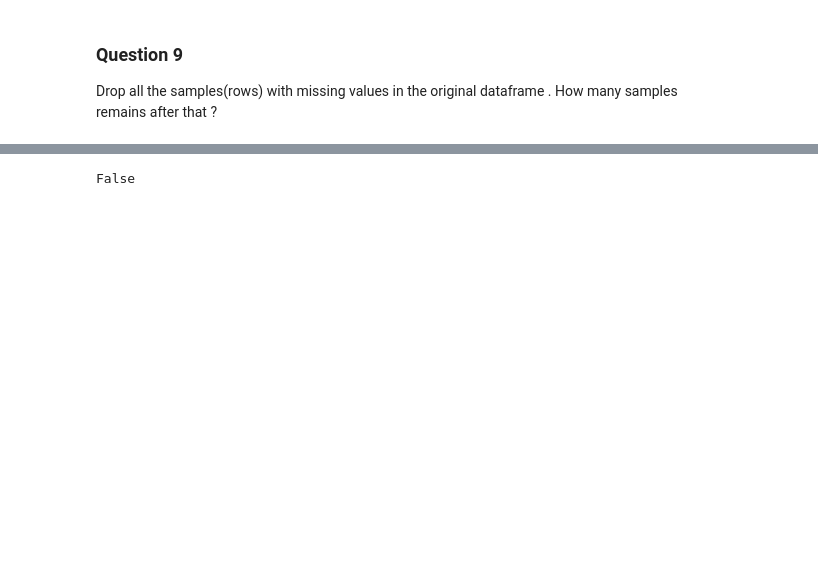
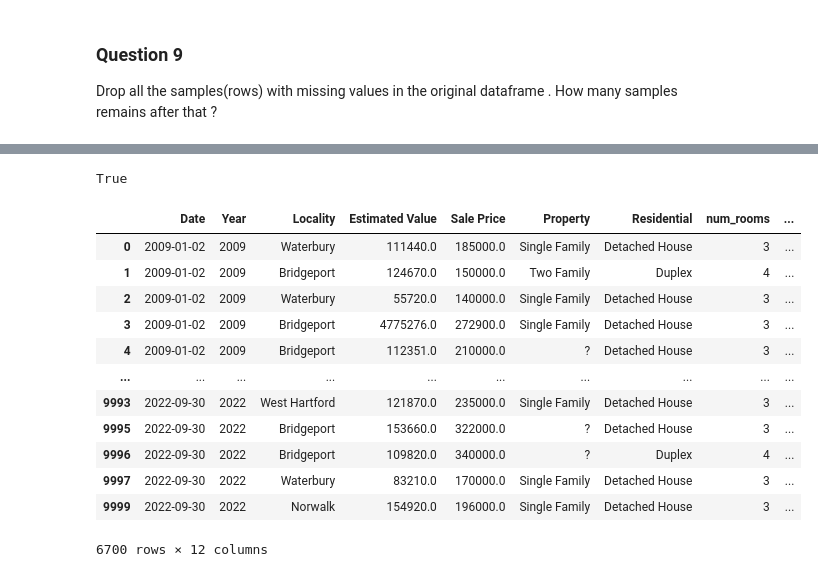
Before and after one commit to alurabhinava/IITM_BS_in_DataScience, a Jupyter notebook: MLP_Week1_GA_1_1.ipynb, the cells around one changed output, grey strips where cells are left out. Drawn from its saved outputs; the diff is of its cells as text; code cells hidden in the pictures; blank space fills up the shorter version.

```diff
--- a/MLP_Week1_GA_1_1.ipynb
+++ b/MLP_Week1_GA_1_1.ipynb
@@ -130,3 +171,5 @@ Drop all the samples(rows) with missing values strictly greater than 2. How many
 # %% [markdown]
 ### Question 9
 Drop all the samples(rows) with missing values in the original dataframe . How many samples remains after that ?
+# %%
+Criteria = df.count(axis=1) == 12
@@ -133 +197,5 @@ Drop all the samples(rows) with missing values in the original dataframe . How m
+# %%
+996 in df.carpet_area
+# %% [output]
+True
 # %%
@@ -135,4 +202,0 @@ criteria = np.NaN in df.carpet_area
-# %%
-criteria
-# %% [output]
-False
@@ -140,0 +205,16 @@ df.drop()
+# %%
+df.loc[Criteria]
+# %% [output]
+|  | Date | Year | Locality | Estimated Value | Sale Price | Property | Residential | num_rooms | ... |
+| 0 | 2009-01-02 | 2009 | Waterbury | 111440.0 | 185000.0 | Single Family | Detached House | 3 | ... |
+| 1 | 2009-01-02 | 2009 | Bridgeport | 124670.0 | 150000.0 | Two Family | Duplex | 4 | ... |
+| 2 | 2009-01-02 | 2009 | Waterbury | 55720.0 | 140000.0 | Single Family | Detached House | 3 | ... |
+| 3 | 2009-01-02 | 2009 | Bridgeport | 4775276.0 | 272900.0 | Single Family | Detached House | 3 | ... |
+| 4 | 2009-01-02 | 2009 | Bridgeport | 112351.0 | 210000.0 | ? | Detached House | 3 | ... |
+| ... | ... | ... | ... | ... | ... | ... | ... | ... | ... |
+| 9993 | 2022-09-30 | 2022 | West Hartford | 121870.0 | 235000.0 | Single Family | Detached House | 3 | ... |
+| 9995 | 2022-09-30 | 2022 | Bridgeport | 153660.0 | 322000.0 | ? | Detached House | 3 | ... |
+| 9996 | 2022-09-30 | 2022 | Bridgeport | 109820.0 | 340000.0 | ? | Duplex | 4 | ... |
+| 9997 | 2022-09-30 | 2022 | Waterbury | 83210.0 | 170000.0 | Single Family | Detached House | 3 | ... |
+| 9999 | 2022-09-30 | 2022 | Norwalk | 154920.0 | 196000.0 | Single Family | Detached House | 3 | ... |
+6700 rows × 12 columns
```
Also changed, not shown: parts of 11 cells of this notebook.
